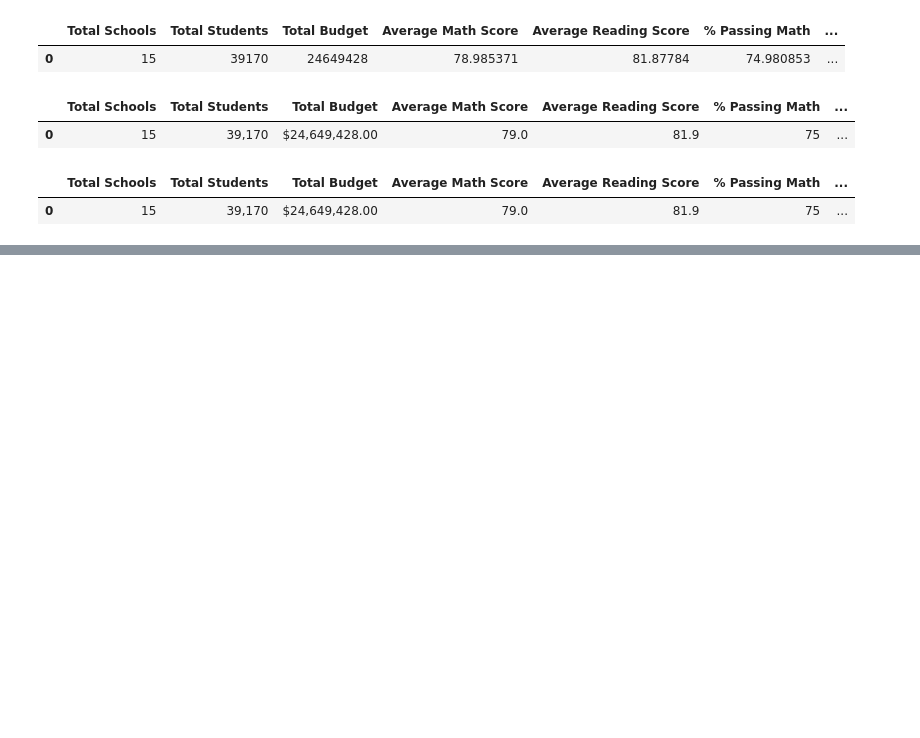
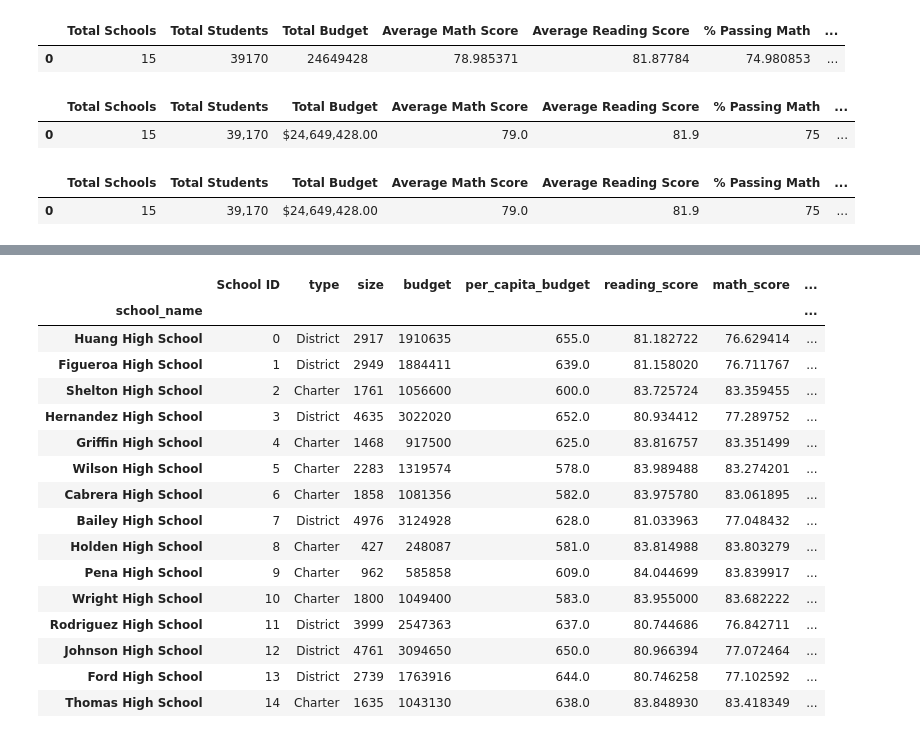
Before and after one commit to jhd1013/school-district-analysis, a Jupyter notebook: PyCitySchools.ipynb, the cells around one changed output, grey strips where cells are left out. Cells and saved outputs as stored; diff of their text form; code cells hidden in the pictures; blank space fills up the shorter version.

Commit message:
Schools summary complete (module 4.8.7)

```diff
--- a/PyCitySchools.ipynb
+++ b/PyCitySchools.ipynb
@@ -362,0 +420,4 @@ metrics_df
+# %%
+# Use the pandas.DataFrame.eval function to calculate per capita budget by school
+schools_df_reindexed.eval("per_capita_budget = budget / size", inplace=True)
+schools_df_reindexed
@@ -362,0 +442,5 @@ metrics_df
+# %%
+# Calculate the average math and reading scores for every school.  The below will
+# compute a mean for every column in students_df
+per_school_averages_df = school_data_complete_df.groupby(["school_name"]).mean()
+per_school_averages_df['math_score']
@@ -362,0 +465,5 @@ metrics_df
+# %%
+schools_df_reindexed = pd.concat([schools_df_reindexed,
+                                  per_school_averages_df['math_score'],
+                                  per_school_averages_df['reading_score']], axis=1)
+schools_df_reindexed
@@ -362,0 +488,14 @@ metrics_df
+# %%
+# Count the number of students passing math and reading.  Start by creating a DataFrame that only
+# contains the students that are passing each (and both)
+per_school_passing_reading = school_data_complete_df[(school_data_complete_df["reading_score"] >= 70)]
+per_school_passing_math = school_data_complete_df[(school_data_complete_df["math_score"] >= 70)]
+per_school_passing_both = per_school_passing_math[(per_school_passing_math["reading_score"] >= 70)]
+
+# Then group and count them
+per_school_passing_reading = per_school_passing_reading.groupby("school_name").count()["student_name"]
+per_school_passing_reading.rename("Passing Reading", inplace=True)
+per_school_passing_math = per_school_passing_math.groupby("school_name").count()["student_name"]
+per_school_passing_math.rename("Passing Math", inplace=True)
+per_school_passing_both = per_school_passing_both.groupby("school_name").count()["student_name"]
+per_school_passing_both.rename("Passing Reading & Math", inplace=True)
@@ -362,0 +520,24 @@ metrics_df
+# %%
+schools_df_reindexed = pd.concat([schools_df_reindexed,
+                                  per_school_passing_reading,
+                                  per_school_passing_math,
+                                  per_school_passing_both], axis = 1)
+schools_df_reindexed
+# %% [output]
+|  | School ID | type | size | budget | per_capita_budget | reading_score | math_score | ... |
+| school_name |  |  |  |  |  |  |  | ... |
+| Huang High School | 0 | District | 2917 | 1910635 | 655.0 | 81.182722 | 76.629414 | ... |
+| Figueroa High School | 1 | District | 2949 | 1884411 | 639.0 | 81.158020 | 76.711767 | ... |
+| Shelton High School | 2 | Charter | 1761 | 1056600 | 600.0 | 83.725724 | 83.359455 | ... |
+| Hernandez High School | 3 | District | 4635 | 3022020 | 652.0 | 80.934412 | 77.289752 | ... |
+| Griffin High School | 4 | Charter | 1468 | 917500 | 625.0 | 83.816757 | 83.351499 | ... |
+| Wilson High School | 5 | Charter | 2283 | 1319574 | 578.0 | 83.989488 | 83.274201 | ... |
+| Cabrera High School | 6 | Charter | 1858 | 1081356 | 582.0 | 83.975780 | 83.061895 | ... |
+| Bailey High School | 7 | District | 4976 | 3124928 | 628.0 | 81.033963 | 77.048432 | ... |
+| Holden High School | 8 | Charter | 427 | 248087 | 581.0 | 83.814988 | 83.803279 | ... |
+| Pena High School | 9 | Charter | 962 | 585858 | 609.0 | 84.044699 | 83.839917 | ... |
+| Wright High School | 10 | Charter | 1800 | 1049400 | 583.0 | 83.955000 | 83.682222 | ... |
+| Rodriguez High School | 11 | District | 3999 | 2547363 | 637.0 | 80.744686 | 76.842711 | ... |
+| Johnson High School | 12 | District | 4761 | 3094650 | 650.0 | 80.966394 | 77.072464 | ... |
+| Ford High School | 13 | District | 2739 | 1763916 | 644.0 | 80.746258 | 77.102592 | ... |
+| Thomas High School | 14 | Charter | 1635 | 1043130 | 638.0 | 83.848930 | 83.418349 | ... |
```
Also changed, not shown: parts of 11 cells of this notebook.
